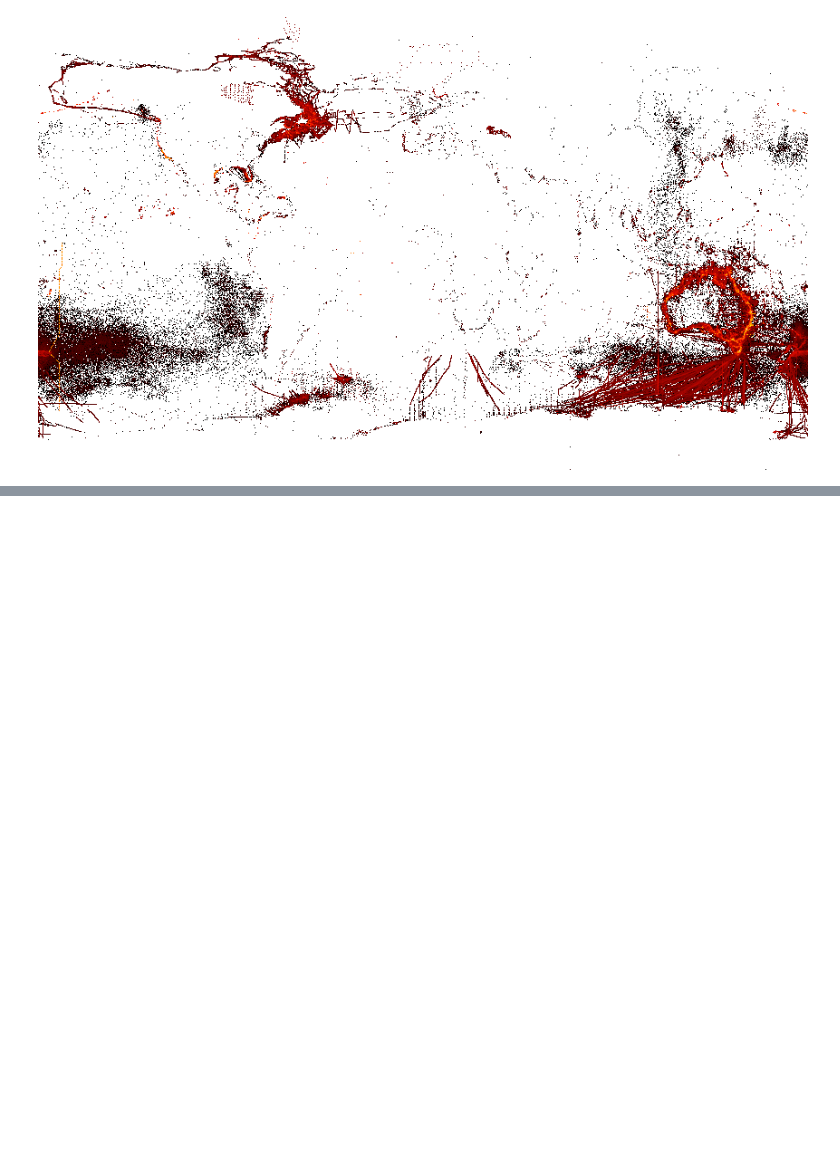
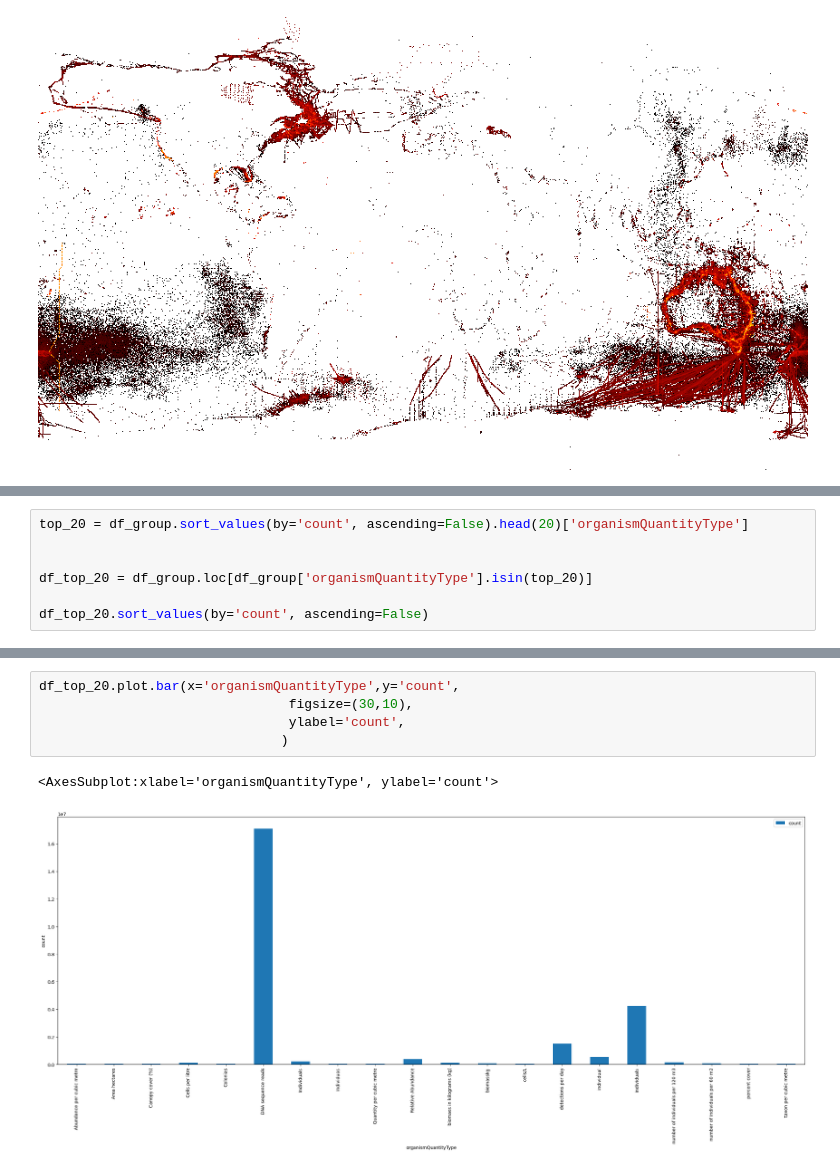
Before and after one commit to MathewBiddle/gbif_globe, a Jupyter notebook: organismQuantity_check.ipynb, the cells around one changed output, grey strips where cells are left out. Drawn from its saved outputs; the diff is of its cells as text; blank space fills up the shorter version.

```diff
--- a/organismQuantity_check.ipynb
+++ b/organismQuantity_check.ipynb
@@ -39,0 +78,7 @@ img
+# %%
+top_20 = df_group.sort_values(by='count', ascending=False).head(20)['organismQuantityType']
+
+
+df_top_20 = df_group.loc[df_group['organismQuantityType'].isin(top_20)]
+
+df_top_20.sort_values(by='count', ascending=False)
@@ -39,0 +103,8 @@ img
+# %%
+df_top_20.plot.bar(x='organismQuantityType',y='count',
+                                figsize=(30,10),
+                                ylabel='count',
+                               )
+# %% [output]
+<AxesSubplot:xlabel='organismQuantityType', ylabel='count'>
+[figure, added]
```
Also changed, not shown: parts of 3 cells of this notebook.
